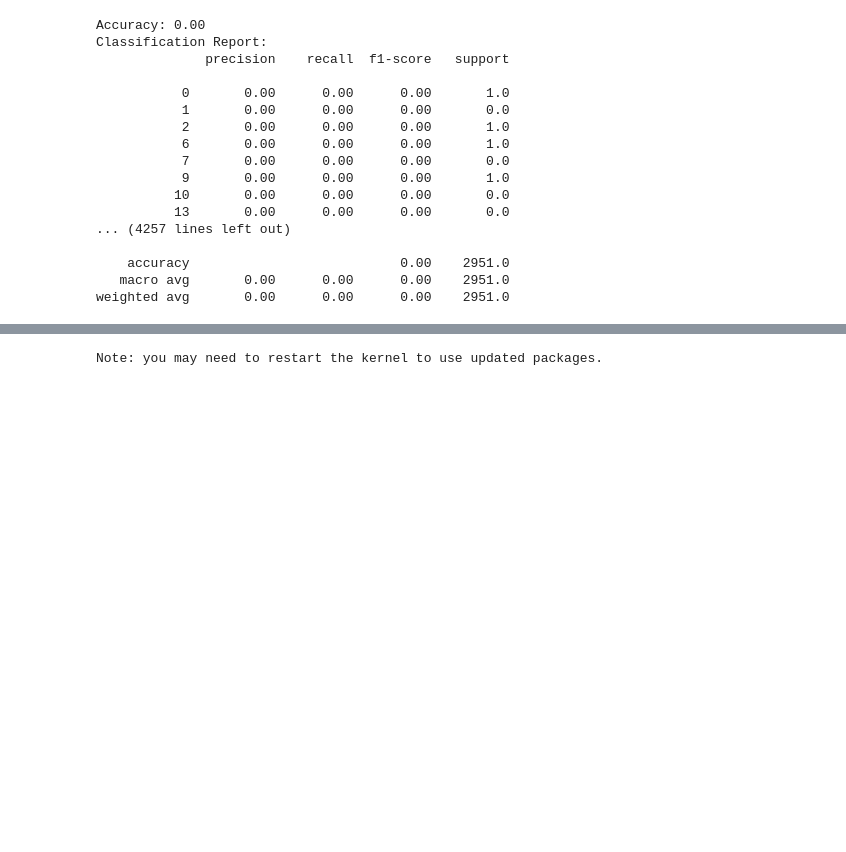
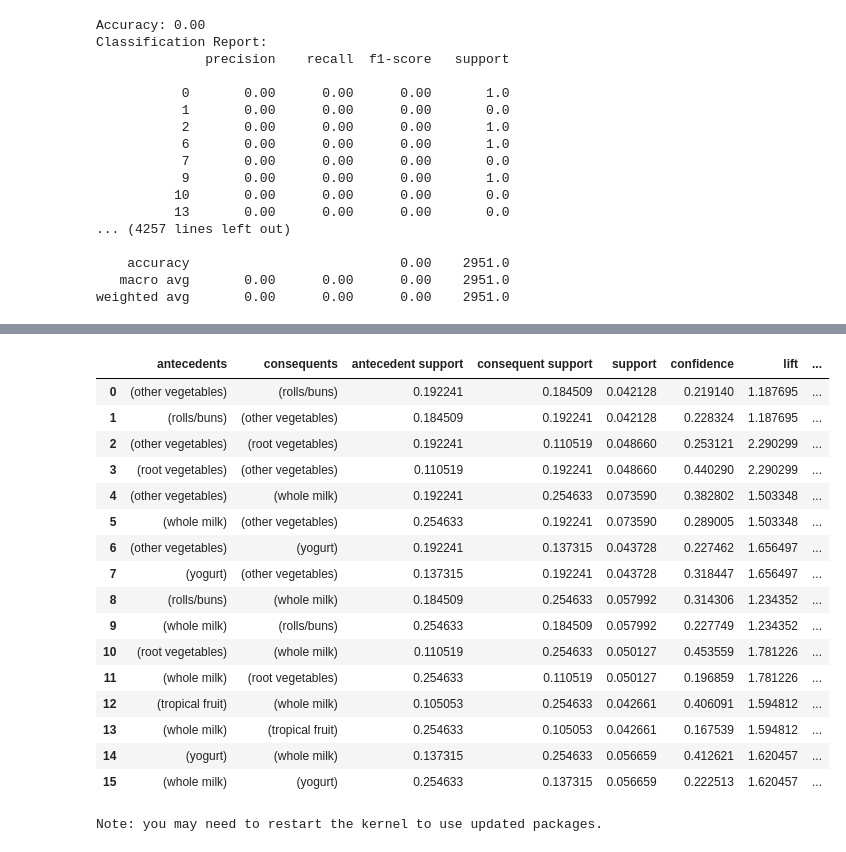
Before and after one commit to Rashay01/Machine-Learning-Notes, a Jupyter notebook: Day3 - Deep Learning .ipynb, the cells around one changed output, grey strips where cells are left out. Cells and saved outputs as stored; diff of their text form; code cells hidden in the pictures; blank space fills up the shorter version.

```diff
--- a/Day3 - Deep Learning .ipynb
+++ b/Day3 - Deep Learning .ipynb
@@ -386,0 +447,5 @@ Collaborative filtering recommended :
+# %%
+#Converting the data frame into a list of lists
+records = []
+for i in range (0, 7501):
+    records.append([str(basket.values[i,j]) for j in range(0, 20)])
@@ -386,0 +476,6 @@ Collaborative filtering recommended :
+# %%
+TE = TransactionEncoder()
+array = TE.fit(records).transform(records)
+
+transf_df = pd.DataFrame(array, columns = TE.columns_)
+transf_df
@@ -386,0 +594,4 @@ Collaborative filtering recommended :
+# %%
+a_rules = apriori(basket_clean, min_support = 0.04, use_colnames =
+True)
+a_rules
@@ -387,3 +616,24 @@ Collaborative filtering recommended :
+# %%
+rules = association_rules(a_rules, metric = 'lift', min_threshold =1)
+rules
+# %% [output]
+|  | antecedents | consequents | antecedent support | consequent support | support | confidence | lift | ... |
+| 0 | (other vegetables) | (rolls/buns) | 0.192241 | 0.184509 | 0.042128 | 0.219140 | 1.187695 | ... |
+| 1 | (rolls/buns) | (other vegetables) | 0.184509 | 0.192241 | 0.042128 | 0.228324 | 1.187695 | ... |
+| 2 | (other vegetables) | (root vegetables) | 0.192241 | 0.110519 | 0.048660 | 0.253121 | 2.290299 | ... |
+| 3 | (root vegetables) | (other vegetables) | 0.110519 | 0.192241 | 0.048660 | 0.440290 | 2.290299 | ... |
+| 4 | (other vegetables) | (whole milk) | 0.192241 | 0.254633 | 0.073590 | 0.382802 | 1.503348 | ... |
+| 5 | (whole milk) | (other vegetables) | 0.254633 | 0.192241 | 0.073590 | 0.289005 | 1.503348 | ... |
+| 6 | (other vegetables) | (yogurt) | 0.192241 | 0.137315 | 0.043728 | 0.227462 | 1.656497 | ... |
+| 7 | (yogurt) | (other vegetables) | 0.137315 | 0.192241 | 0.043728 | 0.318447 | 1.656497 | ... |
+| 8 | (rolls/buns) | (whole milk) | 0.184509 | 0.254633 | 0.057992 | 0.314306 | 1.234352 | ... |
+| 9 | (whole milk) | (rolls/buns) | 0.254633 | 0.184509 | 0.057992 | 0.227749 | 1.234352 | ... |
+| 10 | (root vegetables) | (whole milk) | 0.110519 | 0.254633 | 0.050127 | 0.453559 | 1.781226 | ... |
+| 11 | (whole milk) | (root vegetables) | 0.254633 | 0.110519 | 0.050127 | 0.196859 | 1.781226 | ... |
+| 12 | (tropical fruit) | (whole milk) | 0.105053 | 0.254633 | 0.042661 | 0.406091 | 1.594812 | ... |
+| 13 | (whole milk) | (tropical fruit) | 0.254633 | 0.105053 | 0.042661 | 0.167539 | 1.594812 | ... |
+| 14 | (yogurt) | (whole milk) | 0.137315 | 0.254633 | 0.056659 | 0.412621 | 1.620457 | ... |
+| 15 | (whole milk) | (yogurt) | 0.254633 | 0.137315 | 0.056659 | 0.222513 | 1.620457 | ... |
 # %%
 # %pip freeze > requirements.txt
 # %% [output]
```
Also changed, not shown: parts of 15 cells of this notebook, 2 other files.
